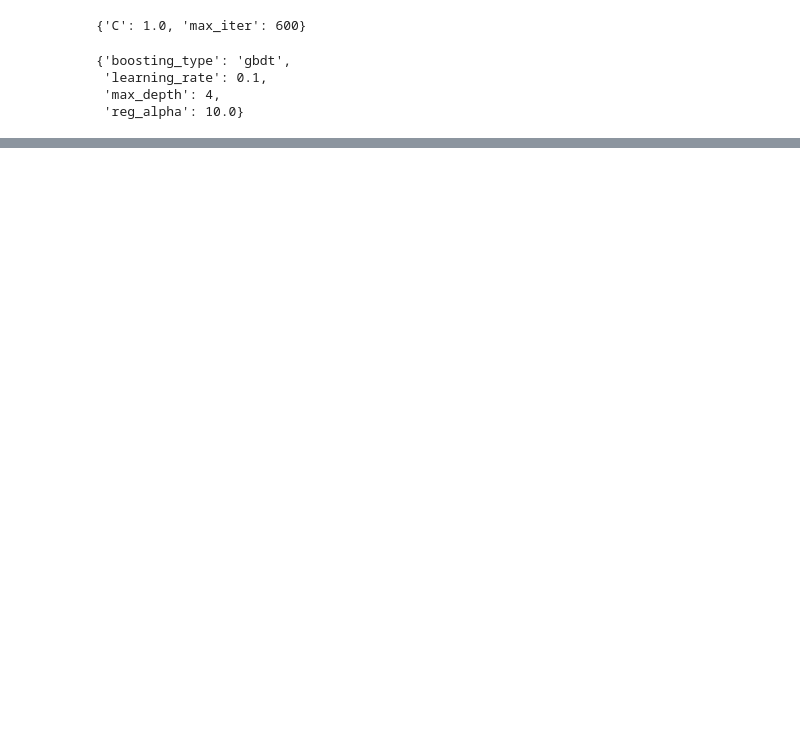
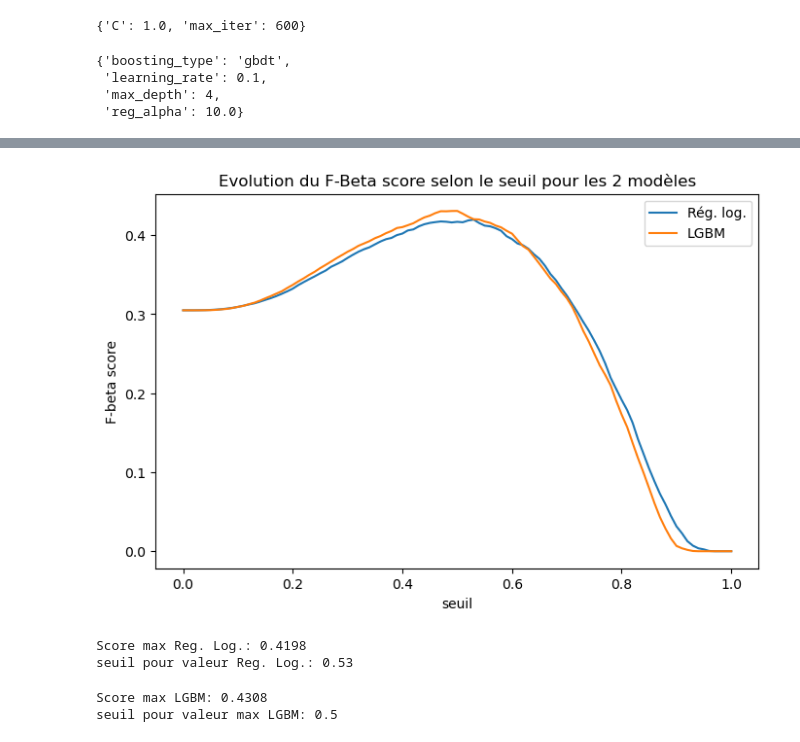
Before and after one commit to StevPav/OCR_Data_Scientist_P7, a Jupyter notebook: P7_01_notebook.ipynb, the cells around one changed output, grey strips where cells are left out. Cells and saved outputs as stored; diff of their text form; code cells hidden in the pictures; blank space fills up the shorter version.

Commit message:
Recherche d'un seuil idéal

```diff
--- a/P7_01_notebook.ipynb
+++ b/P7_01_notebook.ipynb
@@ -1015,0 +1012,26 @@ recap_table.iloc[0,7]
+# %%
+def seuil(X_train,y_train,X_test,y_test,model,bestparam):
+
+    '''Fonction permettant la recherche des meilleurs hyperparamètres d'un modèle puis
+    l'entrainement de ce modèle avec ces meilleurs paramètres sur le jeu X_train, y_train
+    La fonction retourne les performances du modèle (Recall, F1_Score, ROC AUC et temps d'éxécution) et les meilleurs paramètres dans un tableau
+
+    le paramètre 'hyperparam' de la fonction est un dictionnaire
+
+    '''
+
+    fbeta_list=[]
+    scorer=metrics.make_scorer(metrics.fbeta_score,beta=2)
+    model_gs=model_selection.GridSearchCV(estimator = model, param_grid=bestparam,scoring=scorer)      # définition de la Cross-Validation
+    model_gs.fit(X_app_train, y_train) #Fit du modèle sur le jeu d'entrainement
+    y_pred_proba=model_gs.predict_proba(X_app_test) #Calcul de la proba d'appartenance àchaque classe
+
+    for i in np.linspace(0,1,101):
+        y_pred=np.where(y_pred_proba>i,1,0)[:,1] #Calcul de la classe d'appartenance (seuil variable)
+        fbeta=round(metrics.fbeta_score(y_test,y_pred,beta=2),4)
+        fbeta_list.append(fbeta)
+
+    return fbeta_list
+# %%
+logreg=linear_model.LogisticRegression(class_weight='balanced')
+fbeta_list_logreg=seuil(X_app_train,y_train,X_app_test,y_test,logreg,{'C': [1.0], 'max_iter': [600]})
@@ -1015,0 +1053,28 @@ recap_table.iloc[0,7]
+# %%
+lgbm=LGBMClassifier(class_weight='balanced')
+fbeta_list_lgbm=seuil(X_app_train,y_train,X_app_test,y_test,lgbm,{'boosting_type': ['gbdt'],
+ 'learning_rate': [0.1],
+ 'max_depth': [4],
+ 'reg_alpha': [10.0]})
+# %%
+df_seuil=pd.DataFrame({'seuil':np.linspace(0,1,101),'fbeta_logreg':fbeta_list_logreg,'fbeta_lgbm':fbeta_list_lgbm})
+# %%
+plt.figure(figsize = (8, 5))
+sns.lineplot(data=df_seuil,x='seuil',y='fbeta_logreg',label='Rég. log.');
+sns.lineplot(data=df_seuil,x='seuil',y='fbeta_lgbm',label='LGBM');
+plt.title('Evolution du F-Beta score selon le seuil pour les 2 modèles');
+plt.ylabel('F-beta score');
+# %% [output]
+[figure, added]
+# %%
+print('Score max Reg. Log.:',df_seuil['fbeta_logreg'].max())
+print('seuil pour valeur Reg. Log.:', df_seuil.loc[df_seuil['fbeta_logreg'].idxmax(),'seuil'])
+# %% [output]
+Score max Reg. Log.: 0.4198
+seuil pour valeur Reg. Log.: 0.53
+# %%
+print('Score max LGBM:',df_seuil['fbeta_lgbm'].max())
+print('seuil pour valeur max LGBM:', df_seuil.loc[df_seuil['fbeta_lgbm'].idxmax(),'seuil'])
+# %% [output]
+Score max LGBM: 0.4308
+seuil pour valeur max LGBM: 0.5
```
Also changed, not shown: parts of 3 cells of this notebook.
